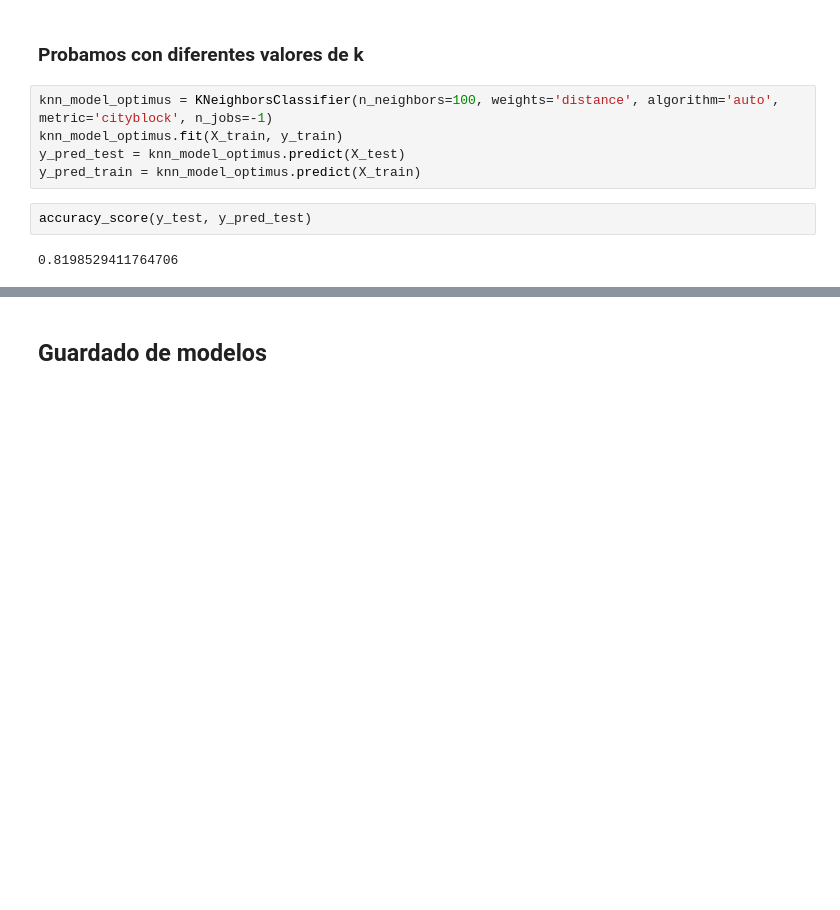
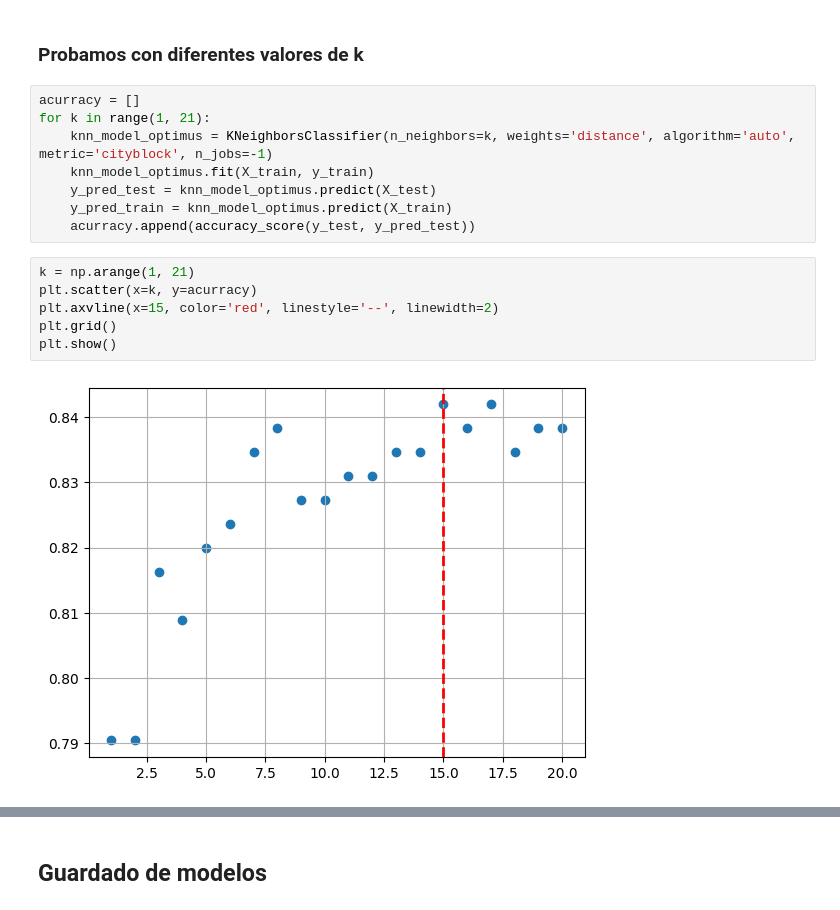
Before and after one commit to 4GeeksAcademy/sayons-intro-ml-new, a Jupyter notebook: src/08-k-nearest-neighbours.ipynb, the cells around one changed output, grey strips where cells are left out. Saved outputs shown, nothing was run; the diff lists cells and outputs as text; blank space fills up the shorter version.

```diff
--- a/src/08-k-nearest-neighbours.ipynb
+++ b/src/08-k-nearest-neighbours.ipynb
@@ -149,11 +149,18 @@ plt.show()
 # %% [markdown]
 ### Probamos con diferentes valores de k
 # %%
-knn_model_optimus = KNeighborsClassifier(n_neighbors=100, weights='distance', algorithm='auto', metric='cityblock', n_jobs=-1)
-knn_model_optimus.fit(X_train, y_train)
-y_pred_test = knn_model_optimus.predict(X_test)
-y_pred_train = knn_model_optimus.predict(X_train)
+acurracy = []
+for k in range(1, 21):
+    knn_model_optimus = KNeighborsClassifier(n_neighbors=k, weights='distance', algorithm='auto', metric='cityblock', n_jobs=-1)
+    knn_model_optimus.fit(X_train, y_train)
+    y_pred_test = knn_model_optimus.predict(X_test)
+    y_pred_train = knn_model_optimus.predict(X_train)
+    acurracy.append(accuracy_score(y_test, y_pred_test))
-# %%
-accuracy_score(y_test, y_pred_test)
-# %% [output]
-0.8198529411764706
+# %%
+k = np.arange(1, 21)
+plt.scatter(x=k, y=acurracy)
+plt.axvline(x=15, color='red', linestyle='--', linewidth=2)
+plt.grid()
+plt.show()
+# %% [output]
+[figure, added]
```
Also changed, not shown: parts of 6 cells of this notebook, 1 other file.
